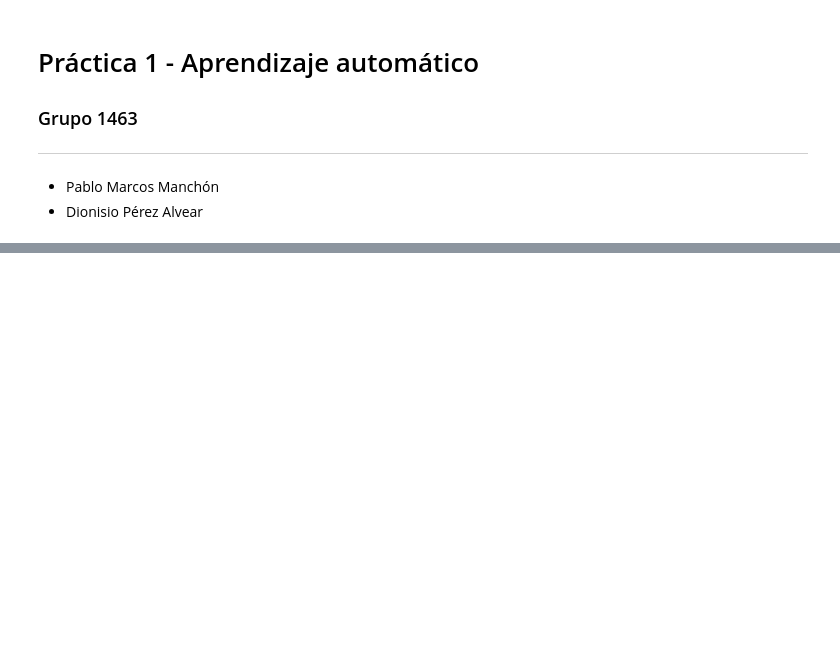
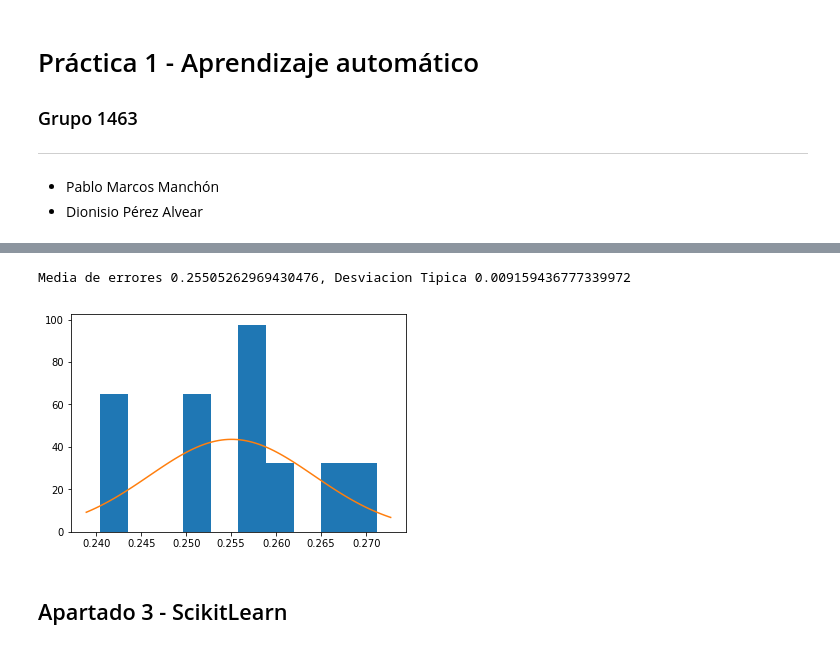
Before and after one commit to pablomm/faa, a Jupyter notebook: Practica1/Practica1.ipynb, the cells around one changed output, grey strips where cells are left out. Cells and saved outputs as stored; diff of their text form; code cells hidden in the pictures; blank space fills up the shorter version.

```diff
--- a/Practica1/Practica1.ipynb
+++ b/Practica1/Practica1.ipynb
@@ -619,0 +809,22 @@ array([0.45762712, 0.54237288])
+# %%
+n = 10
+
+# Con Laplace clasificador Naive-Bayes
+bayes = ClasificadorNaiveBayes(laplace=True)
+estrategia = ValidacionBootstrap(n)
+
+errores = Clasificador.validacion(estrategia, dataset_german, bayes)
+
+mean = np.mean(errores)
+sd = np.std(errores)
+
+plt.hist(errores, density=True)
+x = np.linspace(*plt.xlim(), 100)
+plt.plot(x, norm.pdf(x,mean, sd))
+
+print("Media de errores {}, Desviacion Tipica {}".format(mean, sd))
+# %% [output]
+Media de errores 0.25505262969430476, Desviacion Tipica 0.009159436777339972
+[figure, added]
+# %% [markdown]
+## Apartado 3 - ScikitLearn
```
Also changed, not shown: parts of 55 cells of this notebook.
